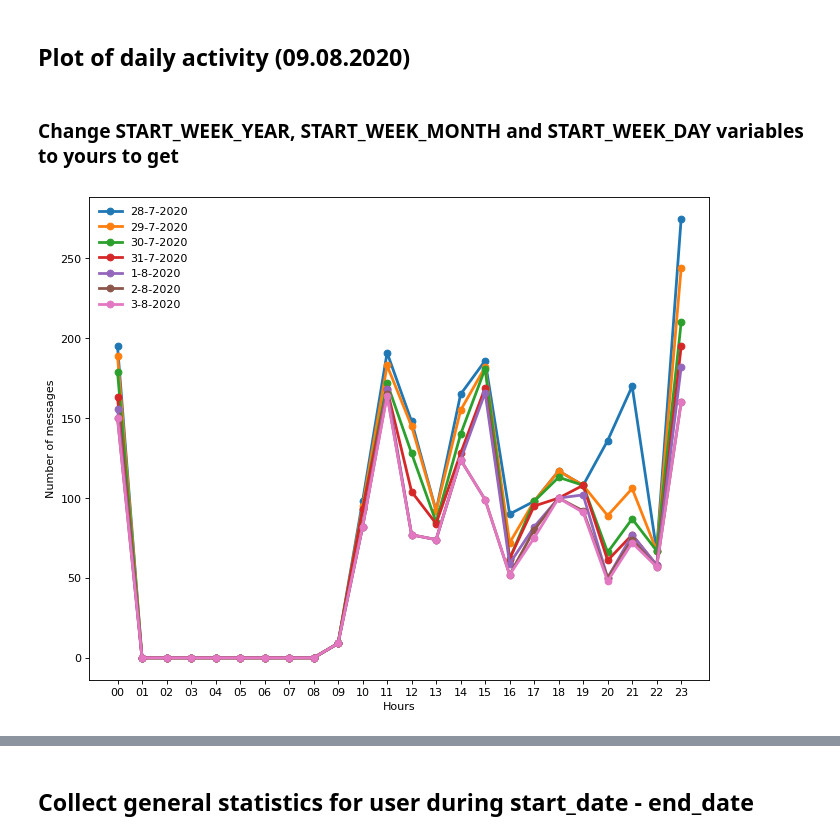
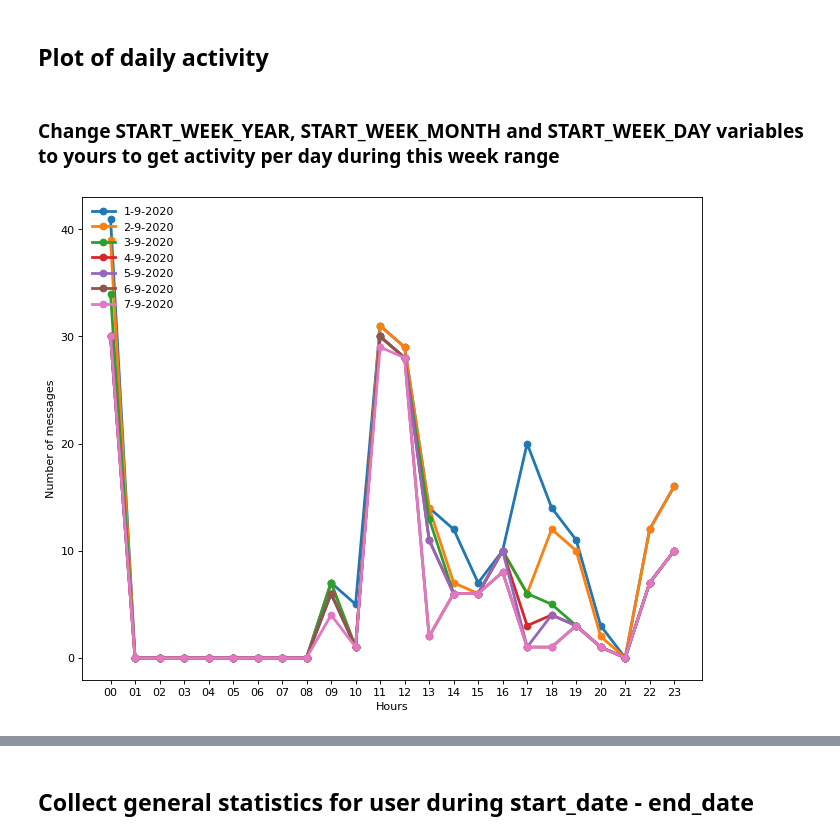
Before and after one commit to denysgerasymuk799/Dialogs-To-Value, a Jupyter notebook: 3_dialogs_analysis.ipynb, the cells around one changed output, grey strips where cells are left out. Drawn from its saved outputs; the diff is of its cells as text; code cells hidden in the pictures.

```diff
--- a/3_dialogs_analysis.ipynb
+++ b/3_dialogs_analysis.ipynb
@@ -30,8 +20,16 @@ RESULT_NAME_STATISTICS = "dialogs_data"
+# %%
+USER_ID = 511986933
+
+# time difference UTC (0 time zone) and yours
+TIME_DIFFERENCE = 3
+RESULT_NAME_STATISTICS = "dialogs_data2"
 # %%
-with open(os.path.join(path_to_save_processed_files, "all_dialogs_info.json"), "r", encoding="utf-8") as f:
+with open(os.path.join(PATH_TO_SAVE_PROCESSED_FILES, "all_dialogs_info.json"), "r", encoding="utf-8") as f:
     dialogs_info = json.load(f)
+
+general_dialogs_df = pd.read_csv(PATH_TO_SAVE_GENERAL_DF)
 # %% [markdown]
-## Plot of daily activity (09.08.2020)
+## Plot of daily activity
 # %%
 def get_hours_dict():
     plot_data = {}
@@ -44,8 +42,8 @@ def get_hours_dict():
     return plot_data
 
 
-def get_ukraine_local_time(msg_time):
-    our_local_time = int(msg_time) + 3
+def get_local_time(msg_time):
+    our_local_time = int(msg_time) + TIME_DIFFERENCE
     if our_local_time > 23:
         our_local_time %= 24
 
@@ -63,19 +61,18 @@ def get_user_daily_activity(dialogs_info, dialog_type, user_id_get_msg, start_da
 
     # go through all dialogs on special dialog type in dialogs_info dict
     # friend - name of dialog
-    for friend, dialog_id in dialogs_info[dialog_type].items():
-        dialog_id = str(dialog_id)
-        if dialog_id + ".csv" not in os.listdir(path_dialogs_csv_dir):
+    for dialog_id, friend in dialogs_info[dialog_type].items():
+
+        dialog_data = general_dialogs_df.loc[general_dialogs_df['dialog ID'] == int(dialog_id)]
+        if dialog_data.empty:
             continue
 
-        dialog_data = pd.read_csv(os.path.join(path_dialogs_csv_dir, dialog_id + ".csv"))
-
-        for row in dialog_data.index:
+        for index, row in dialog_data.iterrows():
             if user_id_get_msg != "all":
-                if dialog_data["from_id"][row] != user_id_get_msg:
+                if row.from_id != user_id_get_msg:
                     continue
 
-            dialog_datetime = dialog_data["date"][row][:-6]
+            dialog_datetime = str(row.date)[:-6]
             flag_in_range = if_in_date_range(dialog_datetime, start_date, end_date)
             if flag_in_range == 'Dialog after end_date':
                 continue
@@ -84,7 +81,7 @@ def get_user_daily_activity(dialogs_info, dialog_type, user_id_get_msg, start_da
                 break
 
             elif flag_in_range:
-                our_local_time = get_ukraine_local_time(dialog_data['date'][row][11:13])
+                our_local_time = get_local_time(str(row.date)[11:13])
                 plot_data[our_local_time] += 1
 
     lists = sorted(plot_data.items())
@@ -92,14 +89,14 @@ def get_user_daily_activity(dialogs_info, dialog_type, user_id_get_msg, start_da
 
     return x, y, lists
 # %% [markdown]
-### Change START_WEEK_YEAR, START_WEEK_MONTH and START_WEEK_DAY variables to yours to get
+### Change START_WEEK_YEAR, START_WEEK_MONTH and START_WEEK_DAY variables to yours to get activity per day during this week range
 # %%
 figure(num=None, figsize=(10, 8), dpi=80, facecolor='w', edgecolor='k')
 fig = go.Figure()
 
 START_WEEK_YEAR = 2020
-START_WEEK_MONTH = 7
-START_WEEK_DAY = 28
+START_WEEK_MONTH = 9
+START_WEEK_DAY = 1
 
 if START_WEEK_MONTH in [1, 3, 5, 7, 8, 10, 12]:
     days_in_month = 31
@@ -140,35 +137,35 @@ for i in range(7):
         marker=dict(
             line=dict(color='rgb(105, 105, 105, 1.0)', width=3)
         )
     ))
     plt.plot(x, y, linewidth=2.5, marker='o', linestyle="-", label=f"{week_day}-{day_month}-{START_WEEK_YEAR}")
 
 plt.xticks([i for i in range(0, 24)])
 plt.xlabel("Hours")
 plt.ylabel("Number of messages")
 plt.legend(loc='upper left', frameon=False)
 plt.show()
 
 # show comparing bar
 fig.update_layout(
     barmode='stack',
     autosize=False,
     width=800,
     height=800,
     yaxis = dict(
-            title='Hours',
+            title='Hours(ex. 11 means 10-11 time range of chatting)',
             titlefont_size=16,
             tickfont_size=14,
             tickmode = 'array',
             tickvals = [i for i in range(24)]),
     xaxis = dict(
             title='Number of messages',
             titlefont_size=16,
             tickfont_size=14)
 )
 fig.show()
 # %% [output]
-[figure, old version]
+[figure, new version]
 [interactive output not drawn]
 [interactive output not drawn]
 # %% [markdown]
```
Also changed, not shown: parts of 17 cells of this notebook, 11 other files.
